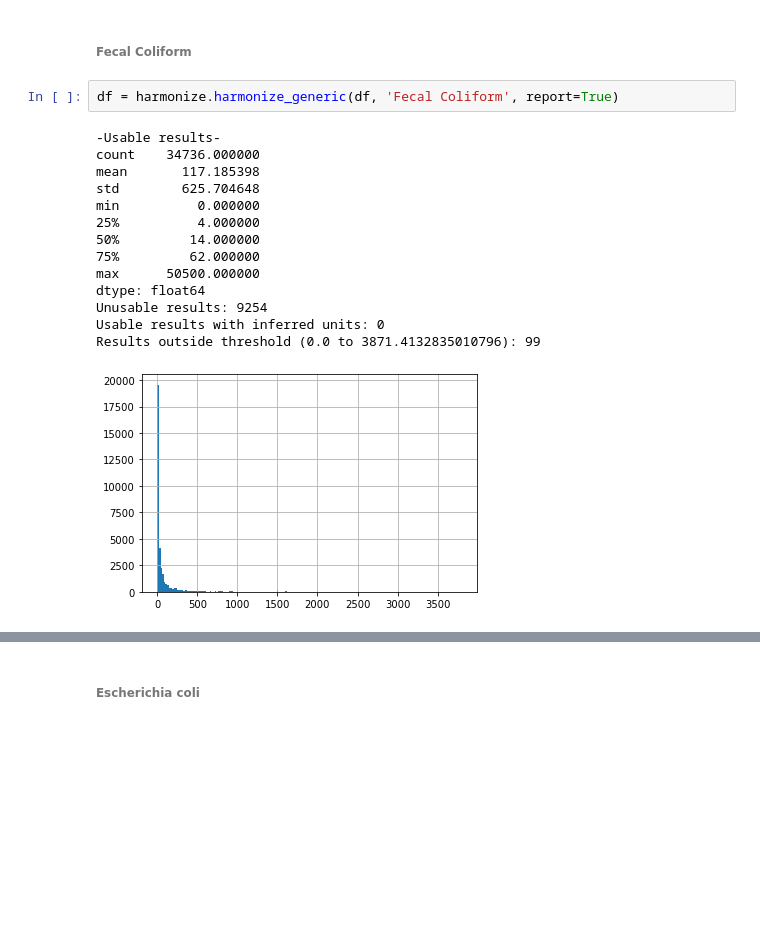
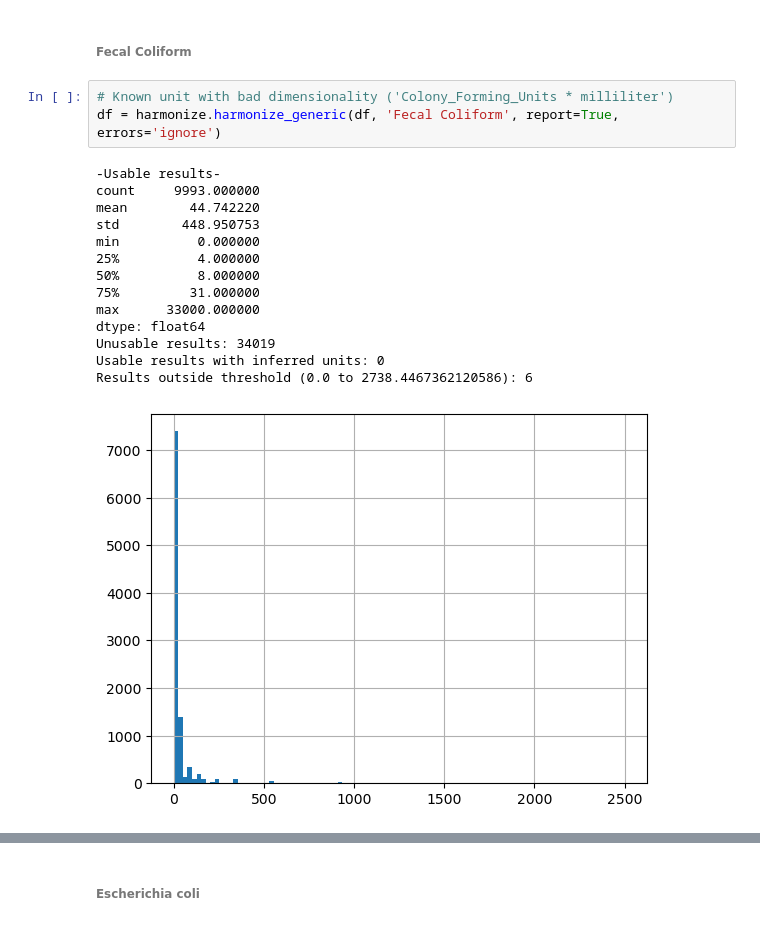
Before and after one commit to USEPA/harmonize-wq, a Jupyter notebook: demos/Harmonize_Pensacola.ipynb, the cells around one changed output, grey strips where cells are left out. Saved outputs shown, nothing was run; the diff lists cells and outputs as text; blank space fills up the shorter version.

```diff
--- a/demos/Harmonize_Pensacola.ipynb
+++ b/demos/Harmonize_Pensacola.ipynb
@@ -928,22 +988,23 @@ Some equivalence assumptions are built-in where bacteria counts that are not equ
 # %% [markdown]
 ###### Fecal Coliform
 # %%
-df = harmonize.harmonize_generic(df, 'Fecal Coliform', report=True)
+# Known unit with bad dimensionality ('Colony_Forming_Units * milliliter')
+df = harmonize.harmonize_generic(df, 'Fecal Coliform', report=True, errors='ignore')
 # %% [output]
 -Usable results-
-count    34736.000000
-mean       117.185398
-std        625.704648
+count     9993.000000
+mean        44.742220
+std        448.950753
 min          0.000000
 25%          4.000000
-50%         14.000000
-75%         62.000000
-max      50500.000000
+50%          8.000000
+75%         31.000000
+max      33000.000000
 dtype: float64
-Unusable results: 9254
+Unusable results: 34019
 Usable results with inferred units: 0
-Results outside threshold (0.0 to 3871.4132835010796): 99
+Results outside threshold (0.0 to 2738.4467362120586): 6
-[figure, old version]
+[figure, new version]
 # %%
 cols = ['ResultMeasureValue', 'ResultMeasure/MeasureUnitCode', 'QA_flag', 'Fecal_Coliform']
 df.loc[df['CharacteristicName']=='Fecal Coliform', cols]
```
Also changed, not shown: parts of 77 cells of this notebook.
